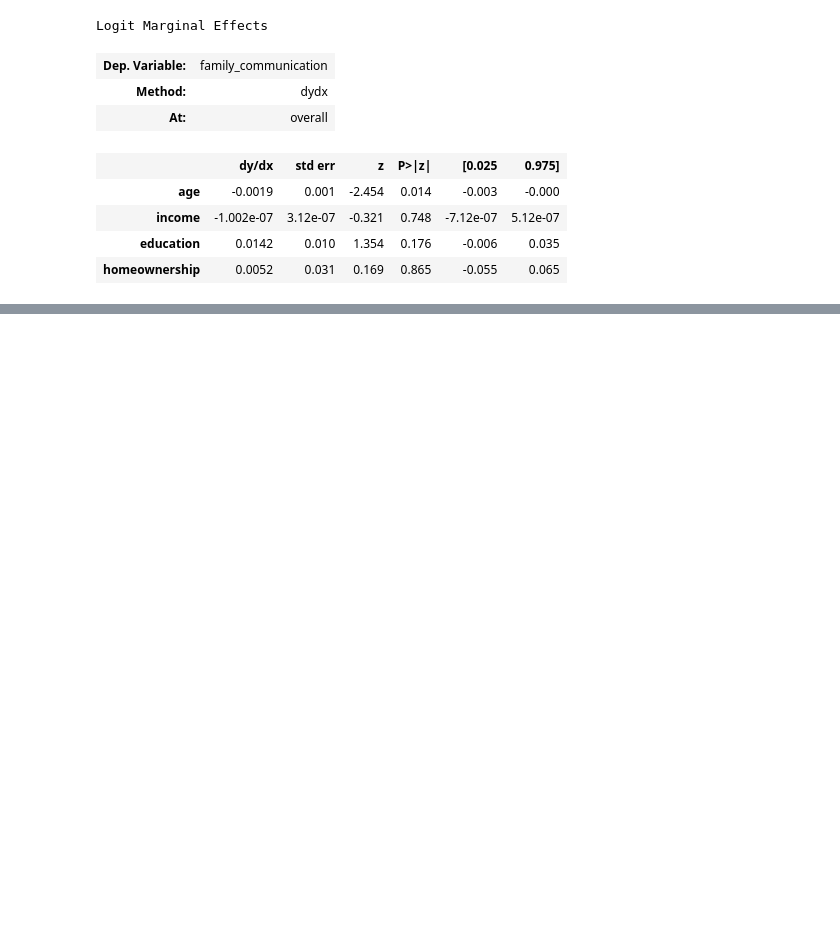
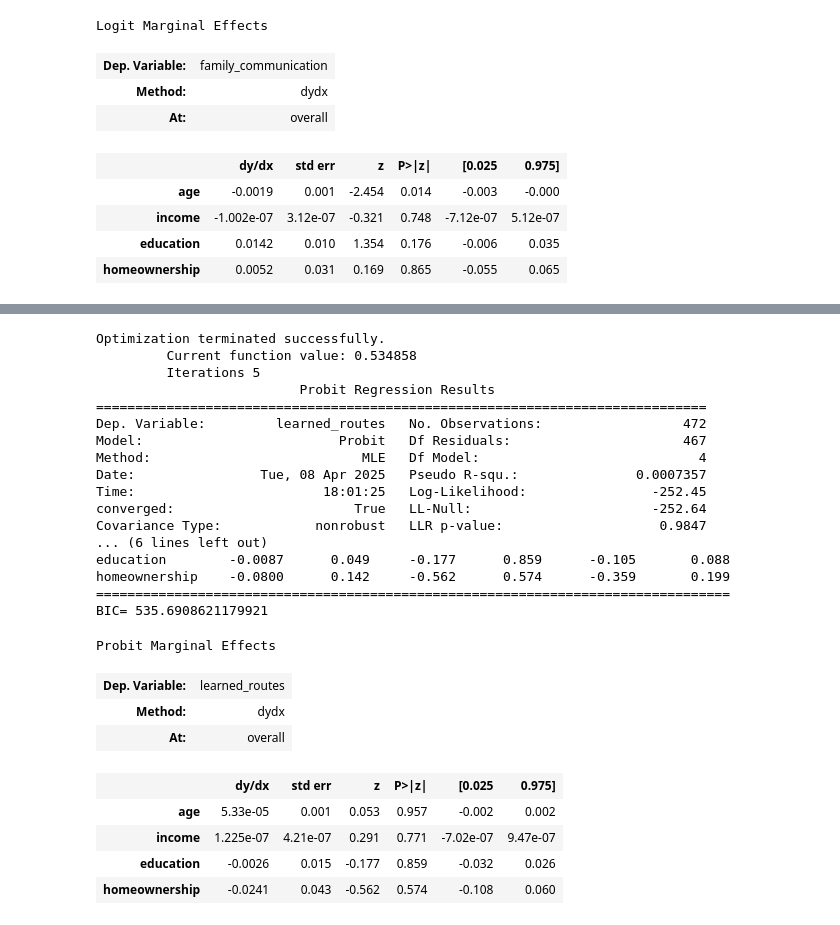
Before and after one commit to phillippmueller/flood_adaptation_behavior, a Jupyter notebook: analysis/socioeconomic_n.ipynb, the cells around one changed output, grey strips where cells are left out. Saved outputs shown, nothing was run; the diff lists cells and outputs as text; code cells hidden in the pictures; blank space fills up the shorter version.

```diff
--- a/analysis/socioeconomic_n.ipynb
+++ b/analysis/socioeconomic_n.ipynb
@@ -443,0 +511,29 @@ Logit Marginal Effects
+# %%
+probit('learned_routes ~ age + income + education + homeownership', data = df)
+# %% [output]
+Optimization terminated successfully.
+         Current function value: 0.534858
+         Iterations 5
+                          Probit Regression Results
+==============================================================================
+Dep. Variable:         learned_routes   No. Observations:                  472
+Model:                         Probit   Df Residuals:                      467
+Method:                           MLE   Df Model:                            4
+Date:                Tue, 08 Apr 2025   Pseudo R-squ.:               0.0007357
+Time:                        18:01:25   Log-Likelihood:                -252.45
+converged:                       True   LL-Null:                       -252.64
+Covariance Type:            nonrobust   LLR p-value:                    0.9847
+... (6 lines left out)
+education        -0.0087      0.049     -0.177      0.859      -0.105       0.088
+homeownership    -0.0800      0.142     -0.562      0.574      -0.359       0.199
+=================================================================================
+BIC= 535.6908621179921
+Probit Marginal Effects
+| Dep. Variable: | learned_routes |
+| Method: | dydx |
+| At: | overall |
+|  | dy/dx | std err | z | P>|z| | [0.025 | 0.975] |
+| age | 5.33e-05 | 0.001 | 0.053 | 0.957 | -0.002 | 0.002 |
+| income | 1.225e-07 | 4.21e-07 | 0.291 | 0.771 | -7.02e-07 | 9.47e-07 |
+| education | -0.0026 | 0.015 | -0.177 | 0.859 | -0.032 | 0.026 |
+| homeownership | -0.0241 | 0.043 | -0.562 | 0.574 | -0.108 | 0.060 |
```
Also changed, not shown: parts of 20 cells of this notebook.
